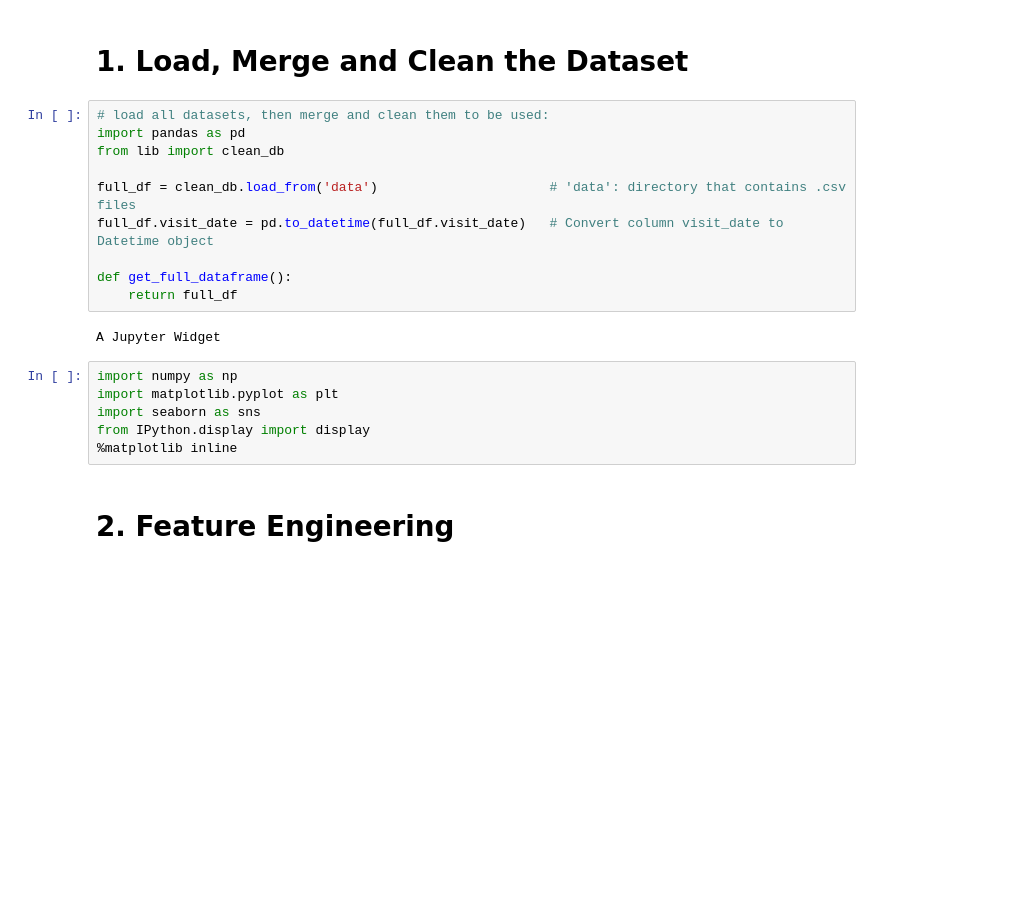
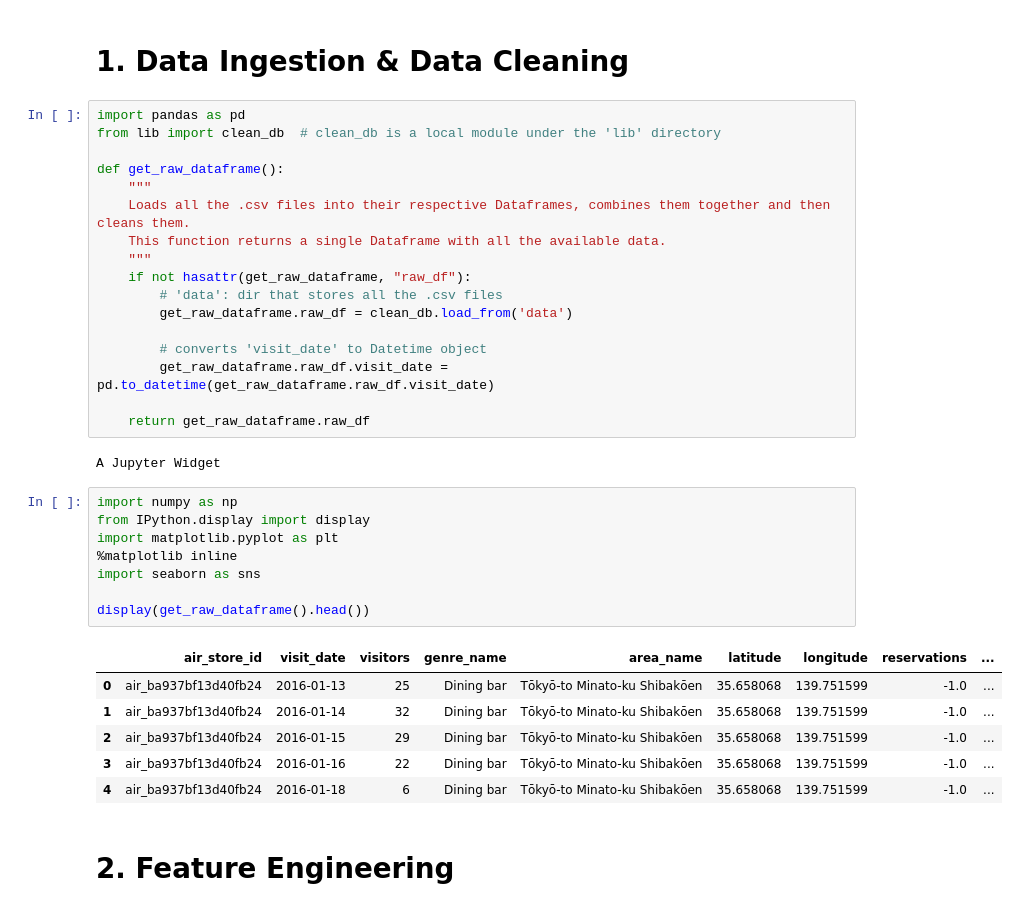
Before and after one commit to karlphillip/DataScience, a Jupyter notebook: Capstone Project1/3_regression_v2.ipynb, the cells around one changed output. Cells and saved outputs as stored; diff of their text form; blank space fills up the shorter version.

```diff
--- a/Capstone Project1/3_regression_v2.ipynb
+++ b/Capstone Project1/3_regression_v2.ipynb
@@ -14,24 +16,40 @@
 
 ---
-# %% [markdown]
-# 1. Load, Merge and Clean the Dataset
-# %%
-# load all datasets, then merge and clean them to be used:
-import pandas as pd
-from lib import clean_db
-
-full_df = clean_db.load_from('data')                      # 'data': directory that contains .csv files
-full_df.visit_date = pd.to_datetime(full_df.visit_date)   # Convert column visit_date to Datetime object
-
-def get_full_dataframe():
-    return full_df
-# %% [output]
-A Jupyter Widget
+# %% [markdown]
+# 1. Data Ingestion & Data Cleaning
+# %%
+import pandas as pd
+from lib import clean_db  # clean_db is a local module under the 'lib' directory
+
+def get_raw_dataframe():
+    """
+    Loads all the .csv files into their respective Dataframes, combines them together and then cleans them.
+    This function returns a single Dataframe with all the available data.
+    """
+    if not hasattr(get_raw_dataframe, "raw_df"):
+        # 'data': dir that stores all the .csv files
+        get_raw_dataframe.raw_df = clean_db.load_from('data')
+
+        # converts 'visit_date' to Datetime object
+        get_raw_dataframe.raw_df.visit_date = pd.to_datetime(get_raw_dataframe.raw_df.visit_date)
+
+    return get_raw_dataframe.raw_df
+# %% [output]
+A Jupyter Widget
 # %%
 import numpy as np
+from IPython.display import display
 import matplotlib.pyplot as plt
+%matplotlib inline
 import seaborn as sns
-from IPython.display import display
-%matplotlib inline
+
+display(get_raw_dataframe().head())
+# %% [output]
+|  | air_store_id | visit_date | visitors | genre_name | area_name | latitude | longitude | reservations | ... |
+| 0 | air_ba937bf13d40fb24 | 2016-01-13 | 25 | Dining bar | Tōkyō-to Minato-ku Shibakōen | 35.658068 | 139.751599 | -1.0 | ... |
+| 1 | air_ba937bf13d40fb24 | 2016-01-14 | 32 | Dining bar | Tōkyō-to Minato-ku Shibakōen | 35.658068 | 139.751599 | -1.0 | ... |
+| 2 | air_ba937bf13d40fb24 | 2016-01-15 | 29 | Dining bar | Tōkyō-to Minato-ku Shibakōen | 35.658068 | 139.751599 | -1.0 | ... |
+| 3 | air_ba937bf13d40fb24 | 2016-01-16 | 22 | Dining bar | Tōkyō-to Minato-ku Shibakōen | 35.658068 | 139.751599 | -1.0 | ... |
+| 4 | air_ba937bf13d40fb24 | 2016-01-18 | 6 | Dining bar | Tōkyō-to Minato-ku Shibakōen | 35.658068 | 139.751599 | -1.0 | ... |
 # %% [markdown]
 # 2. Feature Engineering
```
Also changed, not shown: parts of 22 cells of this notebook, 2 other files.
